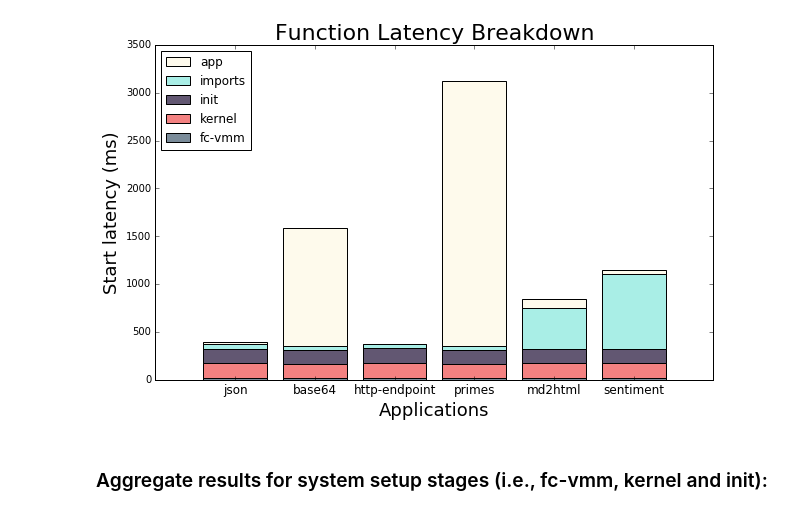
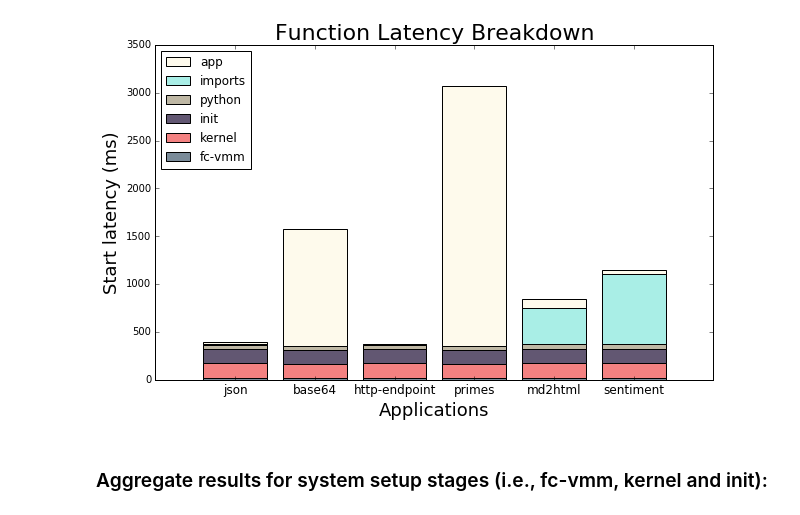
Before and after one commit to princeton-sns/firecracker-tools, a Jupyter notebook: measurements/workload_latency_analysis.ipynb, the cells around one changed output. Saved outputs shown, nothing was run; the diff lists cells and outputs as text; code cells hidden in the pictures.

```diff
--- a/measurements/workload_latency_analysis.ipynb
+++ b/measurements/workload_latency_analysis.ipynb
@@ -48,4 +55,4 @@ def check_size(kernel,init,fc_setup,im,app):
 # %%
-def preprocess(kernel,init,im,app):
-    return kernel, init-kernel,  im-init,app-im
+def preprocess(kernel,init,py, im,app):
+    return kernel, init-kernel,  py-init, im-py,app-im
 # %%
@@ -58,15 +65,16 @@ check_size(sentiment_kernel, sentiment_init, sentiment_fc, sentiment_import, sen
 # %%
 #json_app = json_app - json_import; json_import = json_import - json_unzip;json_unzip = json_unzip - json_init; json_init = json_init - json_kernel
-(json_kernel, json_init, json_import, json_app) = preprocess(json_kernel, json_init, json_import, json_app)
-(base64_kernel, base64_init, base64_import, base64_app) = preprocess(base64_kernel, base64_init, base64_import, base64_app)
-(primes_kernel, primes_init, primes_import, primes_app) = preprocess(primes_kernel, primes_init, primes_import, primes_app)
-(http_kernel, http_init, http_import, http_app) = preprocess(http_kernel, http_init, http_import, http_app)
-(markdown2html_kernel, markdown2html_init, markdown2html_import, markdown2html_app) = preprocess(markdown2html_kernel, markdown2html_init, markdown2html_import, markdown2html_app)
-(sentiment_kernel, sentiment_init, sentiment_import, sentiment_app) = preprocess(sentiment_kernel, sentiment_init, sentiment_import, sentiment_app)
+(json_kernel, json_init, json_python, json_import, json_app) = preprocess(json_kernel, json_init, json_python, json_import, json_app)
+(base64_kernel, base64_init, base64_python, base64_import, base64_app) = preprocess(base64_kernel, base64_init, base64_python, base64_import, base64_app)
+(primes_kernel, primes_init, primes_python, primes_import, primes_app) = preprocess(primes_kernel, primes_init, primes_python, primes_import, primes_app)
+(http_kernel, http_init, http_python, http_import, http_app) = preprocess(http_kernel, http_init, http_python, http_import, http_app)
+(markdown2html_kernel, markdown2html_init, markdown2html_python, markdown2html_import, markdown2html_app) = preprocess(markdown2html_kernel, markdown2html_init, markdown2html_python, markdown2html_import, markdown2html_app)
+(sentiment_kernel, sentiment_init, sentiment_python, sentiment_import, sentiment_app) = preprocess(sentiment_kernel, sentiment_init,  sentiment_python, sentiment_import, sentiment_app)
 # %%
 fave = np.array([np.mean(json_fc), np.mean(base64_fc), np.mean(http_fc), np.mean(primes_fc), np.mean(markdown2html_fc), np.mean(sentiment_fc)])
 kave = np.array([np.mean(json_kernel), np.mean(base64_kernel), np.mean(http_kernel), np.mean(primes_kernel), np.mean(markdown2html_kernel), np.mean(sentiment_kernel)])
 iave = np.array([np.mean(json_init), np.mean(base64_init), np.mean(http_init), np.mean(primes_init), np.mean(markdown2html_init), np.mean(sentiment_init)])
+pave = np.array([np.mean(json_python), np.mean(base64_python), np.mean(http_python), np.mean(primes_python), np.mean(markdown2html_python), np.mean(sentiment_python)])
 mave = np.array([np.mean(json_import), np.mean(base64_import), np.mean(http_import), np.mean(primes_import), np.mean(markdown2html_import), np.mean(sentiment_import)])
 aave = np.array([np.mean(json_app), np.mean(base64_app), np.mean(http_app), np.mean(primes_app), np.mean(markdown2html_app), np.mean(sentiment_app)])
 # %%
@@ -75,6 +83,7 @@ ccyan = '#a9eee6'
 cpurple = '#625772'
 cred = '#f38181'
 cgray = '#7A8B99'
+cbrown = '#BEB7A4'
 
 bar_width = 0.8
 title_fz = 22
@@ -83,23 +92,23 @@ tick_fz = 12
 # %%
 idx = ['json', 'base64','http-endpoint', 'primes', 'md2html','sentiment']
 ind = [x for x, _ in enumerate(idx)]
 plt.figure(figsize=(10,6))
 
-plt.bar(ind, aave, width=bar_width, label = 'app', color = cwhite, bottom = mave+iave+kave+fave)
-plt.bar(ind, mave, width=bar_width, label = 'imports', color = ccyan, bottom = iave+kave+fave)
-#plt.bar(ind, zave, width=0.6, label = 'unzip', color = 'green', bottom = iave+kave)
+plt.bar(ind, aave, width=bar_width, label = 'app', color = cwhite, bottom = mave++pave+iave+kave+fave)
+plt.bar(ind, mave, width=bar_width, label = 'imports', color = ccyan, bottom = pave+iave+kave+fave)
+plt.bar(ind, pave, width=bar_width, label = 'python', color = cbrown, bottom = iave+kave+fave)
 plt.bar(ind, iave, width=bar_width, label = 'init', color = cpurple, bottom = kave+fave)
 plt.bar(ind, kave, width=bar_width, label = 'kernel', color = cred, bottom = fave)
 plt.bar(ind, fave, width=bar_width, label = 'fc-vmm', color = cgray)
 plt.xticks(ind, idx, fontsize=tick_fz)
 plt.ylabel("Start latency (ms)", fontsize=axis_fz)
 plt.xlabel("Applications", fontsize=axis_fz)
 plt.legend(loc = "upper left")
 plt.title("Function Latency Breakdown", fontsize=title_fz)
 
 plt.show()
 # %% [output]
-[figure, old version]
+[figure, new version]
 # %% [markdown]
 ### Aggregate results for system setup stages (i.e., fc-vmm, kernel and init):
 # %%
```
Also changed, not shown: parts of 7 cells of this notebook, 1 other file.
